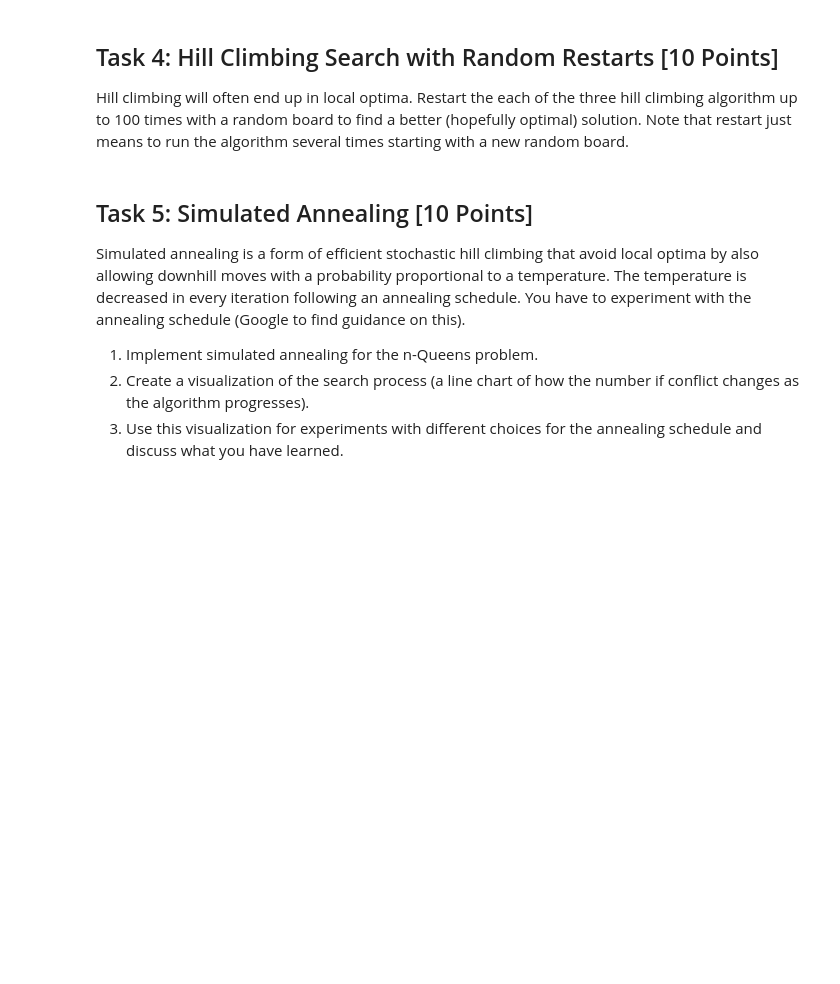
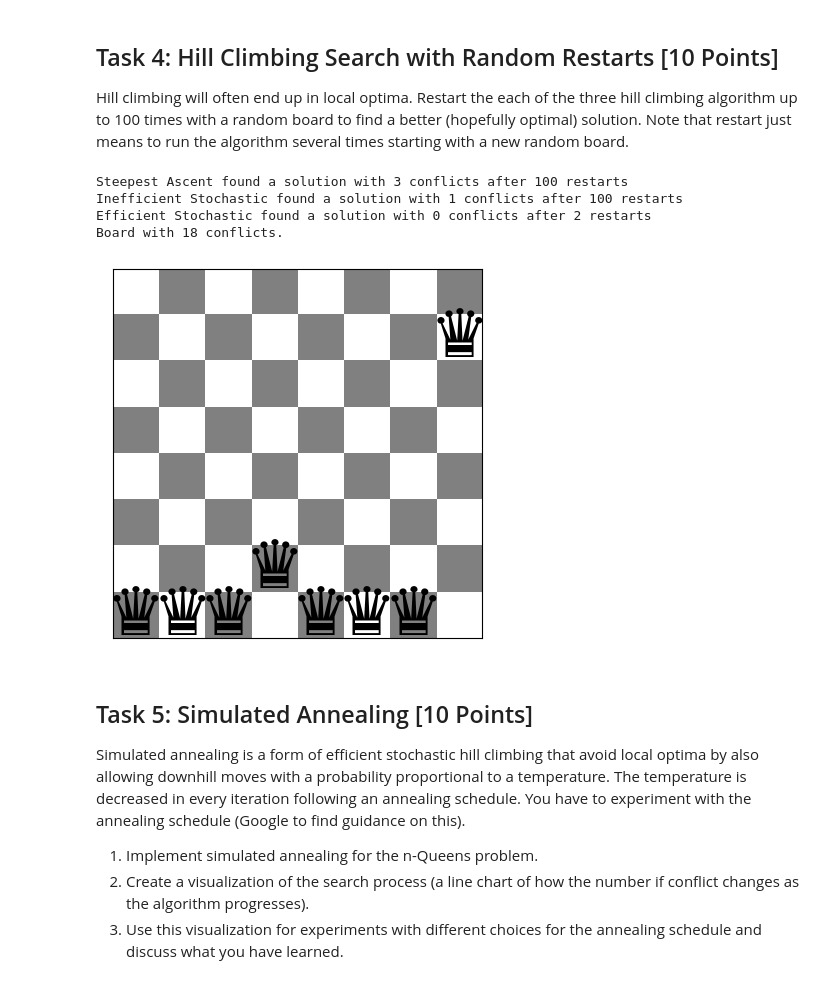
Before and after one commit to Jonestg26/Assignment1, a Jupyter notebook: Local_Search/n_queens.ipynb, the cells around one changed output. Saved outputs shown, nothing was run; the diff lists cells and outputs as text; code cells hidden in the pictures; blank space fills up the shorter version.

```diff
--- a/Local_Search/n_queens.ipynb
+++ b/Local_Search/n_queens.ipynb
@@ -271,30 +271,39 @@ Hill climbing will often end up in local optima. Restart the each of the three h
 # %%
 def hill_climbing_with_restarts(n, algorithm, max_restarts=100):
   """Runs any hill-climbing algorithm up to max_restarts times with a random board"""
 
   best_board = None
   best_conflicts = float('inf')
 
   for restart in range(max_restarts):
     board = random_board(n)
     result, c, i = algorithm(board)
     if c < best_conflicts:
       best_board = result
       best_conflicts = c
     if best_conflicts == 0:
       return best_board, best_conflicts, restart+1
 
   return best_board, best_conflicts, max_restarts
 
 algorithms = {
     "Steepest Ascent": steepest_ascent,
     "Inefficient Stochastic": inefficient_stochastic,
     "Efficient Stochastic": efficient_stochastic,
 }
 
 for name, algorithm in algorithms.items():
   board, c, restarts = hill_climbing_with_restarts(8, algorithm, max_restarts=100)
   print(f"{name} found a solution with {c} conflicts after {restarts} restarts")
+
+board, c, restarts = hill_climbing_with_restarts(8, steepest_ascent, max_restarts=100)
+show_board(board)
+# %% [output]
+Steepest Ascent found a solution with 3 conflicts after 100 restarts
+Inefficient Stochastic found a solution with 1 conflicts after 100 restarts
+Efficient Stochastic found a solution with 0 conflicts after 2 restarts
+Board with 18 conflicts.
+[figure, added]
 # %% [markdown]
 ## Task 5: Simulated Annealing [10 Points]
 
```
